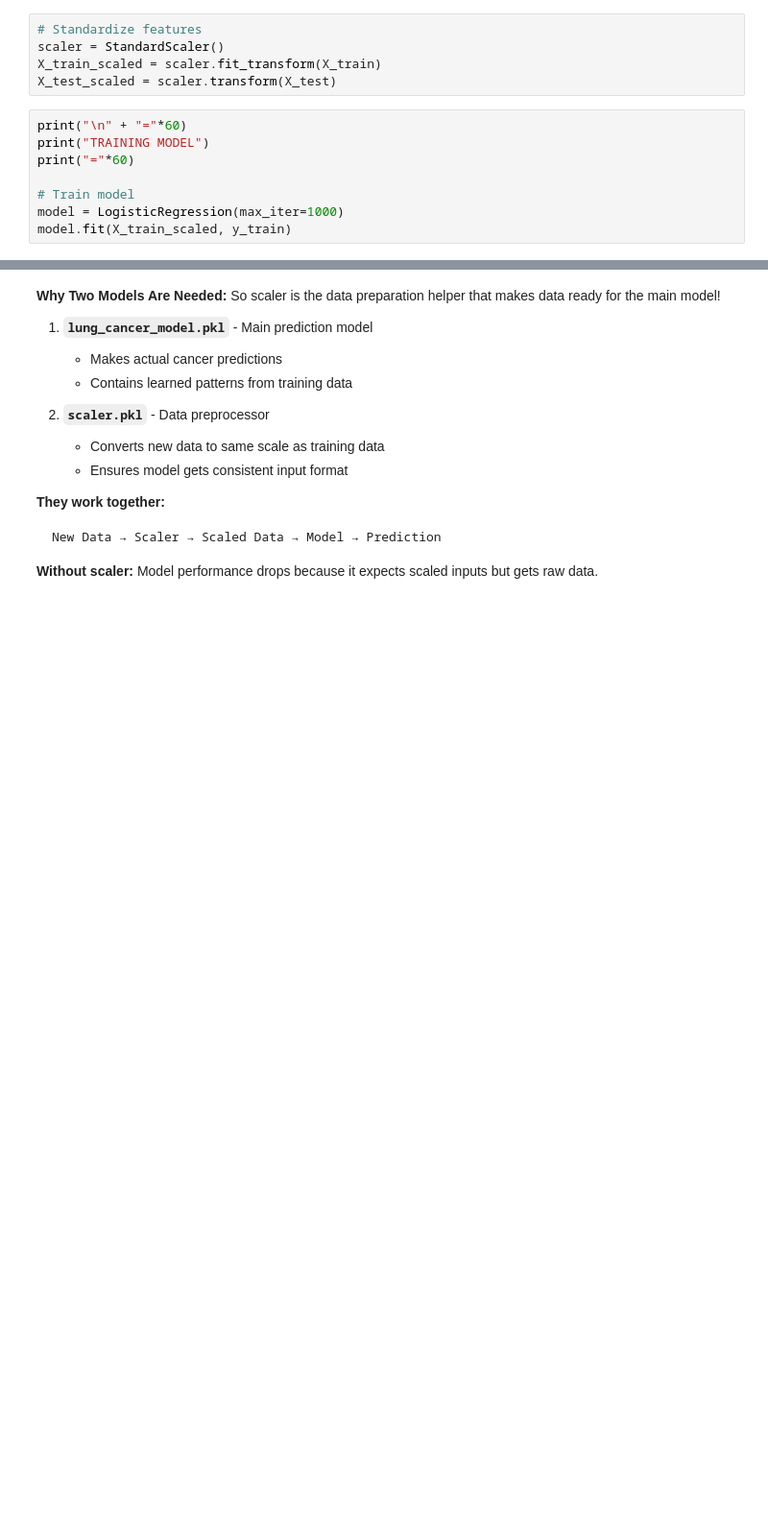
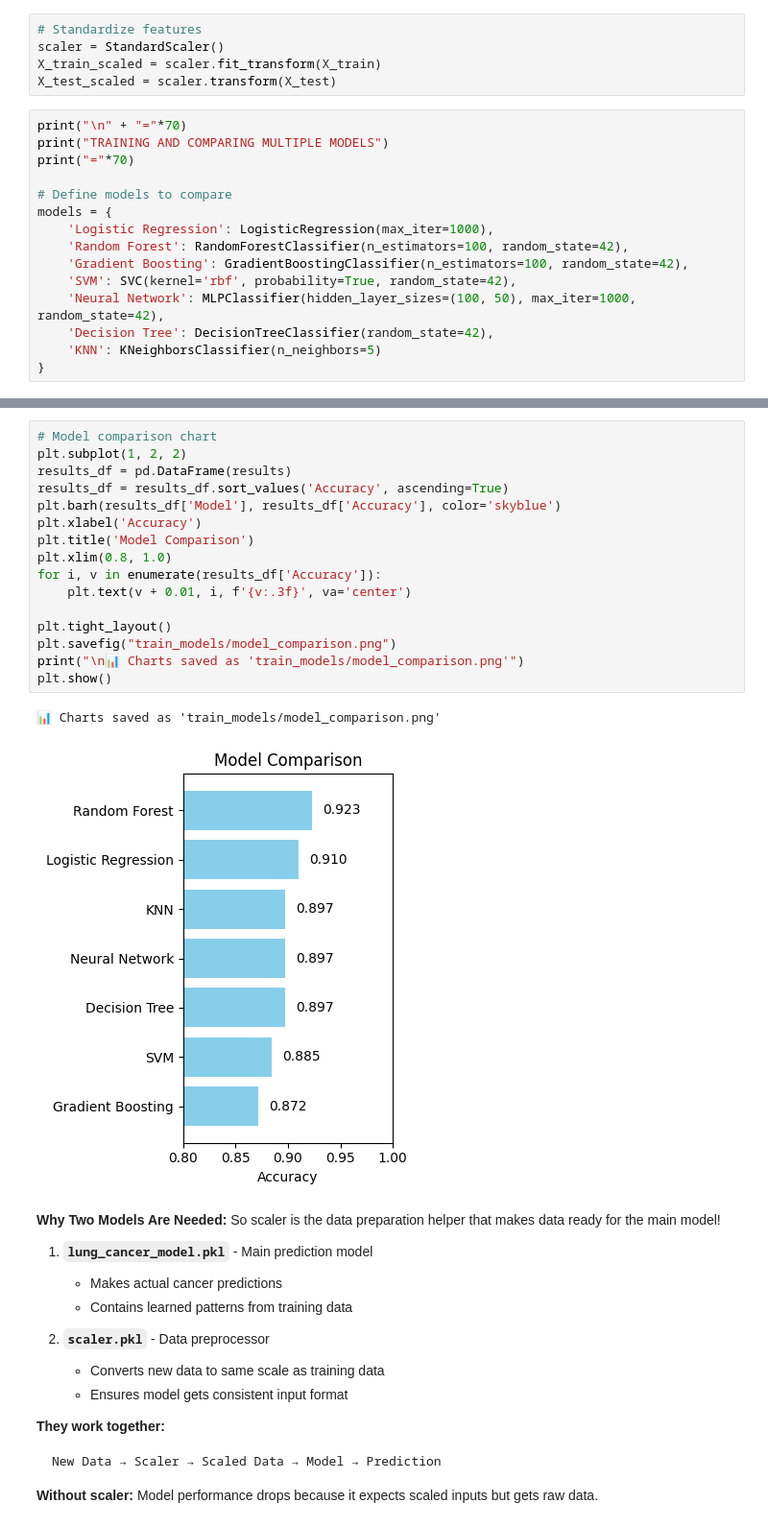
Before and after one commit to MdImranHosen1/Lung-Cancer-Prediction-Model, a Jupyter notebook: lung_cancer_train_model.ipynb, the cells around one changed output, grey strips where cells are left out. Shown: that part at 96% size. Drawn from its saved outputs; the diff is of its cells as text; blank space fills up the shorter version.

```diff
--- a/lung_cancer_train_model.ipynb
+++ b/lung_cancer_train_model.ipynb
@@ -142,11 +142,18 @@ scaler = StandardScaler()
 X_train_scaled = scaler.fit_transform(X_train)
 X_test_scaled = scaler.transform(X_test)
 # %%
-print("\n" + "="*60)
-print("TRAINING MODEL")
-print("="*60)
+print("\n" + "="*70)
+print("TRAINING AND COMPARING MULTIPLE MODELS")
+print("="*70)
 
-# Train model
-model = LogisticRegression(max_iter=1000)
-model.fit(X_train_scaled, y_train)
+# Define models to compare
+models = {
+    'Logistic Regression': LogisticRegression(max_iter=1000),
+    'Random Forest': RandomForestClassifier(n_estimators=100, random_state=42),
+    'Gradient Boosting': GradientBoostingClassifier(n_estimators=100, random_state=42),
+    'SVM': SVC(kernel='rbf', probability=True, random_state=42),
+    'Neural Network': MLPClassifier(hidden_layer_sizes=(100, 50), max_iter=1000, random_state=42),
+    'Decision Tree': DecisionTreeClassifier(random_state=42),
+    'KNN': KNeighborsClassifier(n_neighbors=5)
+}
 # %% [output]
@@ -192,3 +262,22 @@ plt.show()
+# %%
+# Model comparison chart
+plt.subplot(1, 2, 2)
+results_df = pd.DataFrame(results)
+results_df = results_df.sort_values('Accuracy', ascending=True)
+plt.barh(results_df['Model'], results_df['Accuracy'], color='skyblue')
+plt.xlabel('Accuracy')
+plt.title('Model Comparison')
+plt.xlim(0.8, 1.0)
+for i, v in enumerate(results_df['Accuracy']):
+    plt.text(v + 0.01, i, f'{v:.3f}', va='center')
+
+plt.tight_layout()
+plt.savefig("train_models/model_comparison.png")
+print("\n📊 Charts saved as 'train_models/model_comparison.png'")
+plt.show()
+# %% [output]
+📊 Charts saved as 'train_models/model_comparison.png'
+[figure, added]
 # %% [markdown]
 **Why Two Models Are Needed:**
 So scaler is the data preparation helper that makes data ready for the main model!
```
Also changed, not shown: parts of 7 cells of this notebook, 7 other files.
